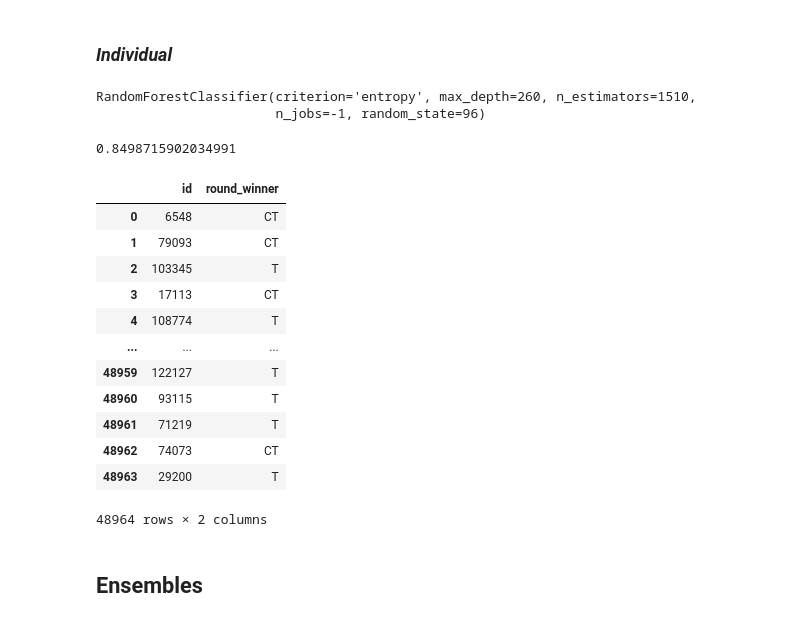
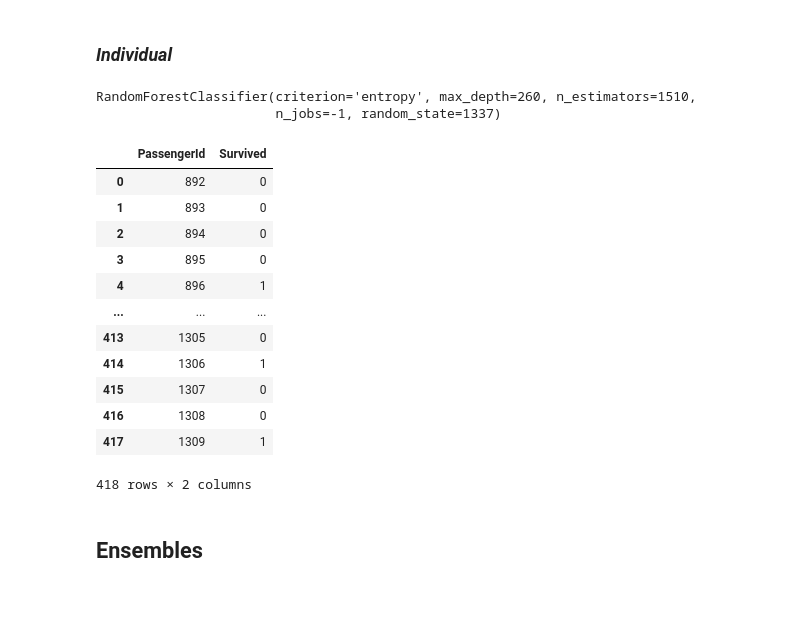
Before and after one commit to hugojigarcia/Kaggle-Titanic, a Jupyter notebook: Kaggle-Titanic.ipynb, the cells around one changed output. Cells and saved outputs as stored; diff of their text form; code cells hidden in the pictures.

```diff
--- a/Kaggle-Titanic.ipynb
+++ b/Kaggle-Titanic.ipynb
@@ -593,0 +504,10 @@ X_train, X_val, y_train, y_val = train_test_split(X, y, test_size=0.15, random_s
+# %%
+data_train.drop(columns='Name', inplace=True)
+data_train.drop(columns='Ticket', inplace=True)
+data_train.drop(columns='Age', inplace=True) #nulos
+data_train.drop(columns='Fare', inplace=True) #nulos en el predict
+
+data_predict.drop(columns='Name', inplace=True)
+data_predict.drop(columns='Ticket', inplace=True)
+data_predict.drop(columns='Age', inplace=True)
+data_predict.drop(columns='Fare', inplace=True)
@@ -593,0 +516,6 @@ X_train, X_val, y_train, y_val = train_test_split(X, y, test_size=0.15, random_s
+# %%
+y_train = data_train['Survived']
+X_train = data_train.copy()
+X_train.drop(columns='Survived', inplace=True)
+X_train.drop(columns='PassengerId', inplace=True)
+data_train
@@ -593,0 +536,4 @@ X_train, X_val, y_train, y_val = train_test_split(X, y, test_size=0.15, random_s
+# %%
+X_predict = data_predict.copy()
+X_predict.drop(columns='PassengerId', inplace=True)
+data_predict
@@ -1298,34 +1273,32 @@ n_estimators = 1510
 max_depth = 260
 criterion = 'entropy' #'gini'
 
-randomForest = RandomForestClassifier(n_estimators=n_estimators, max_depth=max_depth, criterion=criterion, random_state=96, n_jobs=-1)
-randomForest.fit(X, y)
+randomForest = RandomForestClassifier(n_estimators=n_estimators, max_depth=max_depth, criterion=criterion, random_state=seed, n_jobs=-1)
+randomForest.fit(X_train, y_train)
 # %% [output]
 RandomForestClassifier(criterion='entropy', max_depth=260, n_estimators=1510,
-                       n_jobs=-1, random_state=96)
+                       n_jobs=-1, random_state=1337)
 # %%
-y_pred = randomForest.predict(X_val)
-scoreRandomForest= (f1_score(y_val, y_pred, average='weighted'), accuracy_score(y_val, y_pred))
-scoreRandomForest
+# y_pred = randomForest.predict(X_val)
+# scoreRandomForest= (f1_score(y_val, y_pred, average='weighted'), accuracy_score(y_val, y_pred))
+# scoreRandomForest
-# %% [output]
-0.8498715902034991
 # %%
-resultRandomForest = pd.DataFrame({'id': data_test['id'], 'round_winner': randomForest.predict(X_predict)})
+resultRandomForest = pd.DataFrame({'PassengerId': data_predict['PassengerId'], 'Survived': randomForest.predict(X_predict)})
 resultRandomForest
 # %% [output]
-|  | id | round_winner |
-| 0 | 6548 | CT |
-| 1 | 79093 | CT |
-| 2 | 103345 | T |
-| 3 | 17113 | CT |
-| 4 | 108774 | T |
+|  | PassengerId | Survived |
+| 0 | 892 | 0 |
+| 1 | 893 | 0 |
+| 2 | 894 | 0 |
+| 3 | 895 | 0 |
+| 4 | 896 | 1 |
 | ... | ... | ... |
-| 48959 | 122127 | T |
-| 48960 | 93115 | T |
-| 48961 | 71219 | T |
-| 48962 | 74073 | CT |
-| 48963 | 29200 | T |
+| 413 | 1305 | 0 |
+| 414 | 1306 | 1 |
+| 415 | 1307 | 0 |
+| 416 | 1308 | 0 |
+| 417 | 1309 | 1 |
-48964 rows × 2 columns
+418 rows × 2 columns
 # %%
 guardar(score=1, prediccion=resultRandomForest, nombreModelo="RandomForest", ruta='/content/predicciones',
         params=[("max_depth", max_depth), ("n_estimators", n_estimators), ("criterion", criterion)])
```
Also changed, not shown: parts of 78 cells of this notebook.
